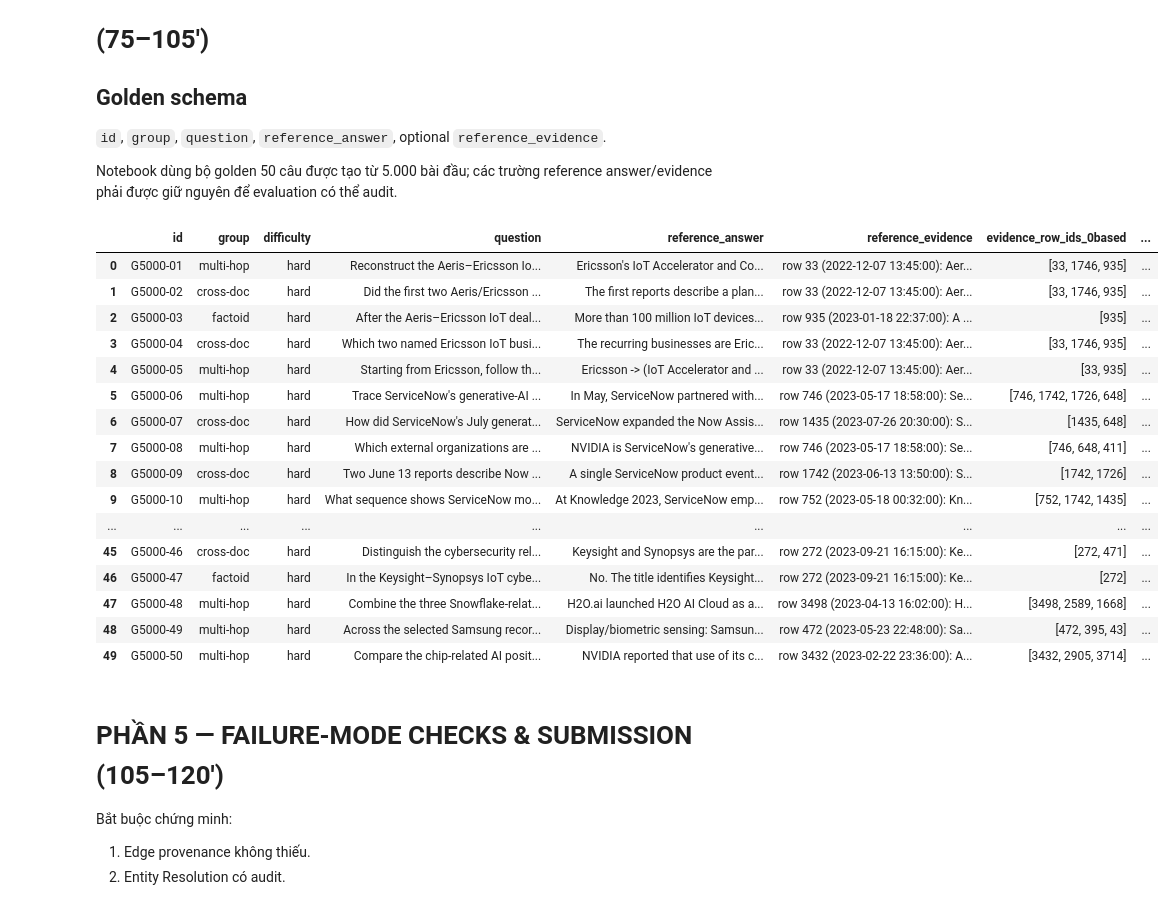
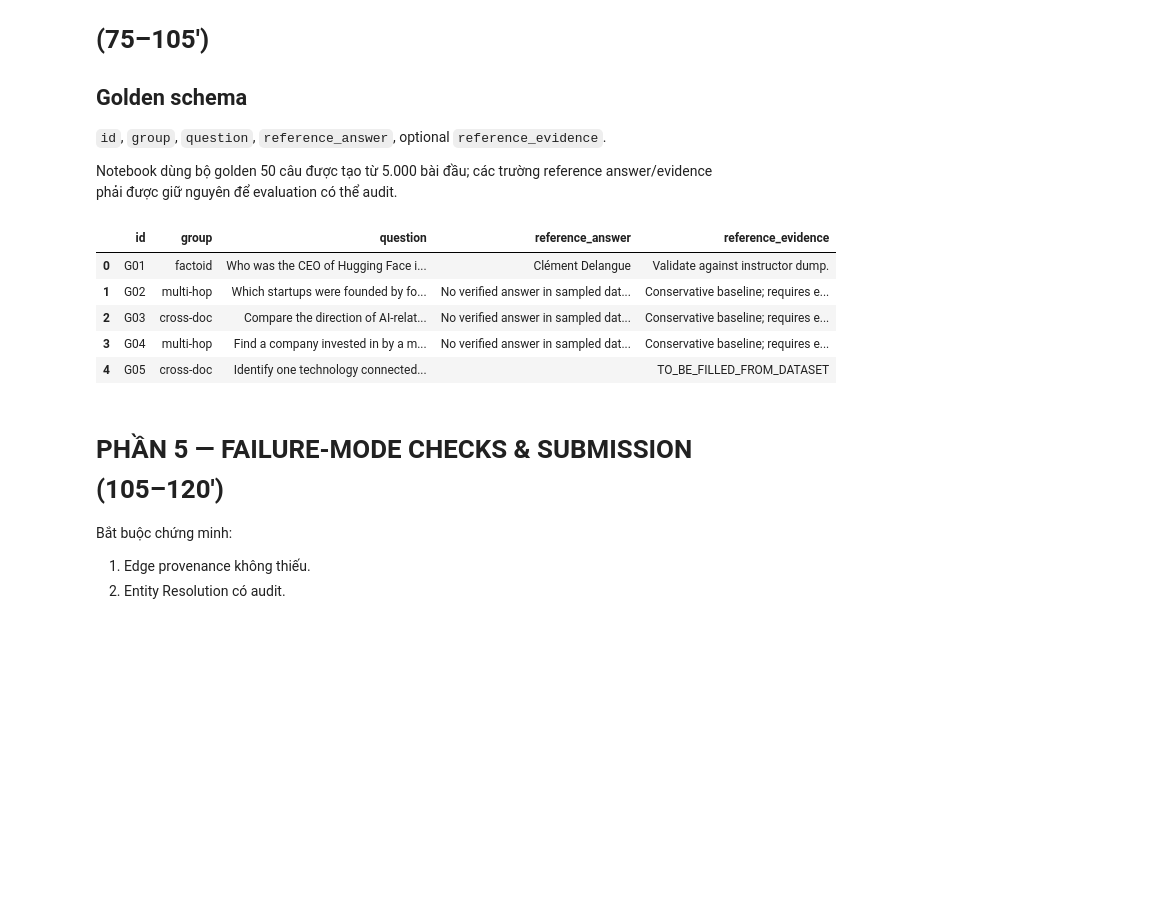
Before and after one commit to Tienlee41/K3-Track3-Lab19-2A202601145_LeAnhTien, a Jupyter notebook: Day19_GraphRAG_vs_FlatRAG_Production_Lab_Guide.ipynb, the cells around one changed output. Cells and saved outputs as stored; diff of their text form; code cells hidden in the pictures; blank space fills up the shorter version.

```diff
--- a/Day19_GraphRAG_vs_FlatRAG_Production_Lab_Guide.ipynb
+++ b/Day19_GraphRAG_vs_FlatRAG_Production_Lab_Guide.ipynb
@@ -137,10 +127,18 @@ Cell dưới đây stream trực tiếp dataset **`HackerNoon/tech-company-news-
 - Sau khi cell hoàn tất, `DATA_PATH` mặc định đã trỏ tới `/content/hackernoon_subset.csv`, nên cell loader kế tiếp có thể chạy trực tiếp.
 # %%
 import os
-from huggingface_hub import login
 
-HF_TOKEN = get_secret("HF_TOKEN", os.environ.get("HF_TOKEN", ""))
-if HF_TOKEN:
-    login(token=HF_TOKEN, add_to_git_credential=False)
+HF_TOKEN = os.getenv("HF_TOKEN")
 
-print("Đăng nhập Hugging Face thành công.")
+if not HF_TOKEN:
+    try:
+        from google.colab import userdata
+        HF_TOKEN = userdata.get("HF_TOKEN")
+    except Exception:
+        pass
+
+if not HF_TOKEN:
+    from getpass import getpass
+    HF_TOKEN = getpass("Enter HF_TOKEN: ")
+
+os.environ["HF_TOKEN"] = HF_TOKEN
@@ -1237,8 +1221,8 @@ def answer_graph_rag(question):
 
 Notebook dùng bộ golden 50 câu được tạo từ 5.000 bài đầu; các trường reference answer/evidence phải được giữ nguyên để evaluation có thể audit.
 # %%
-#@title 4.1 — Golden dataset 50 câu
-GOLDEN_PATH = str(DATA_DIR / "golden_dataset.csv")
+#@title 4.1 — 5 câu Golden starter
+GOLDEN_PATH = str(DATA_DIR / "graphrag_golden_50_first5000_detailed.csv")
 
 starter_golden = pd.DataFrame([
     {
@@ -1264,50 +1248,39 @@ starter_golden = pd.DataFrame([
         "question":"Find a company invested in by a major technology company that also developed a named AI technology; identify both relations and dates.",
         "reference_answer":"No verified answer in sampled dataset; report insufficient evidence.",
         "reference_evidence":"Conservative baseline; requires evidence from extracted graph."
     },
     {
         "id":"G05","group":"cross-doc",
         "question":"Identify one technology connected to the same company in at least two news chunks and summarize how the relationship changed over time.",
         "reference_answer":"",
         "reference_evidence":"TO_BE_FILLED_FROM_DATASET"
     },
 ])
 
 golden_df = pd.read_csv(GOLDEN_PATH) if Path(GOLDEN_PATH).exists() else starter_golden.copy()
 display(golden_df)
 
 def validate_golden(df, require_answers=True):
     required = {"id","group","question","reference_answer","reference_evidence"}
     if not required.issubset(df.columns):
         raise ValueError(f"Missing columns: {required-set(df.columns)}")
     if require_answers and df.reference_answer.fillna("").str.strip().eq("").any():
         display(df[df.reference_answer.fillna("").str.strip().eq("")][["id","question"]])
         raise ValueError("Điền reference_answer trước final evaluation.")
     if not set(df.group.dropna().str.lower()).issubset({"factoid","multi-hop","cross-doc"}):
         raise ValueError("Golden groups must be factoid, multi-hop, or cross-doc.")
     if df.id.duplicated().any() or df.question.duplicated().any():
         raise ValueError("Golden IDs and questions must be unique.")
     if df.reference_evidence.fillna("").str.strip().eq("").any():
         raise ValueError("reference_evidence must not be empty.")
     print(f"✅ Golden Dataset valid: {len(df)} questions.")
 # %% [output]
-|  | id | group | difficulty | question | reference_answer | reference_evidence | evidence_row_ids_0based | ... |
-| 0 | G5000-01 | multi-hop | hard | Reconstruct the Aeris–Ericsson Io... | Ericsson's IoT Accelerator and Co... | row 33 (2022-12-07 13:45:00): Aer... | [33, 1746, 935] | ... |
-| 1 | G5000-02 | cross-doc | hard | Did the first two Aeris/Ericsson ... | The first reports describe a plan... | row 33 (2022-12-07 13:45:00): Aer... | [33, 1746, 935] | ... |
-| 2 | G5000-03 | factoid | hard | After the Aeris–Ericsson IoT deal... | More than 100 million IoT devices... | row 935 (2023-01-18 22:37:00): A ... | [935] | ... |
-| 3 | G5000-04 | cross-doc | hard | Which two named Ericsson IoT busi... | The recurring businesses are Eric... | row 33 (2022-12-07 13:45:00): Aer... | [33, 1746, 935] | ... |
-| 4 | G5000-05 | multi-hop | hard | Starting from Ericsson, follow th... | Ericsson -> (IoT Accelerator and ... | row 33 (2022-12-07 13:45:00): Aer... | [33, 935] | ... |
-| 5 | G5000-06 | multi-hop | hard | Trace ServiceNow's generative-AI ... | In May, ServiceNow partnered with... | row 746 (2023-05-17 18:58:00): Se... | [746, 1742, 1726, 648] | ... |
-| 6 | G5000-07 | cross-doc | hard | How did ServiceNow's July generat... | ServiceNow expanded the Now Assis... | row 1435 (2023-07-26 20:30:00): S... | [1435, 648] | ... |
-| 7 | G5000-08 | multi-hop | hard | Which external organizations are ... | NVIDIA is ServiceNow's generative... | row 746 (2023-05-17 18:58:00): Se... | [746, 648, 411] | ... |
-| 8 | G5000-09 | cross-doc | hard | Two June 13 reports describe Now ... | A single ServiceNow product event... | row 1742 (2023-06-13 13:50:00): S... | [1742, 1726] | ... |
-| 9 | G5000-10 | multi-hop | hard | What sequence shows ServiceNow mo... | At Knowledge 2023, ServiceNow emp... | row 752 (2023-05-18 00:32:00): Kn... | [752, 1742, 1435] | ... |
-| ... | ... | ... | ... | ... | ... | ... | ... | ... |
-| 45 | G5000-46 | cross-doc | hard | Distinguish the cybersecurity rel... | Keysight and Synopsys are the par... | row 272 (2023-09-21 16:15:00): Ke... | [272, 471] | ... |
-| 46 | G5000-47 | factoid | hard | In the Keysight–Synopsys IoT cybe... | No. The title identifies Keysight... | row 272 (2023-09-21 16:15:00): Ke... | [272] | ... |
-| 47 | G5000-48 | multi-hop | hard | Combine the three Snowflake-relat... | H2O.ai launched H2O AI Cloud as a... | row 3498 (2023-04-13 16:02:00): H... | [3498, 2589, 1668] | ... |
-| 48 | G5000-49 | multi-hop | hard | Across the selected Samsung recor... | Display/biometric sensing: Samsun... | row 472 (2023-05-23 22:48:00): Sa... | [472, 395, 43] | ... |
-| 49 | G5000-50 | multi-hop | hard | Compare the chip-related AI posit... | NVIDIA reported that use of its c... | row 3432 (2023-02-22 23:36:00): A... | [3432, 2905, 3714] | ... |
+|  | id | group | question | reference_answer | reference_evidence |
+| 0 | G01 | factoid | Who was the CEO of Hugging Face i... | Clément Delangue | Validate against instructor dump. |
+| 1 | G02 | multi-hop | Which startups were founded by fo... | No verified answer in sampled dat... | Conservative baseline; requires e... |
+| 2 | G03 | cross-doc | Compare the direction of AI-relat... | No verified answer in sampled dat... | Conservative baseline; requires e... |
+| 3 | G04 | multi-hop | Find a company invested in by a m... | No verified answer in sampled dat... | Conservative baseline; requires e... |
+| 4 | G05 | cross-doc | Identify one technology connected... |  | TO_BE_FILLED_FROM_DATASET |
 # %%
 #@title 4.2 — LLM-as-a-Judge
 JUDGE_SYSTEM = """
```
Also changed, not shown: parts of 10 cells of this notebook.
